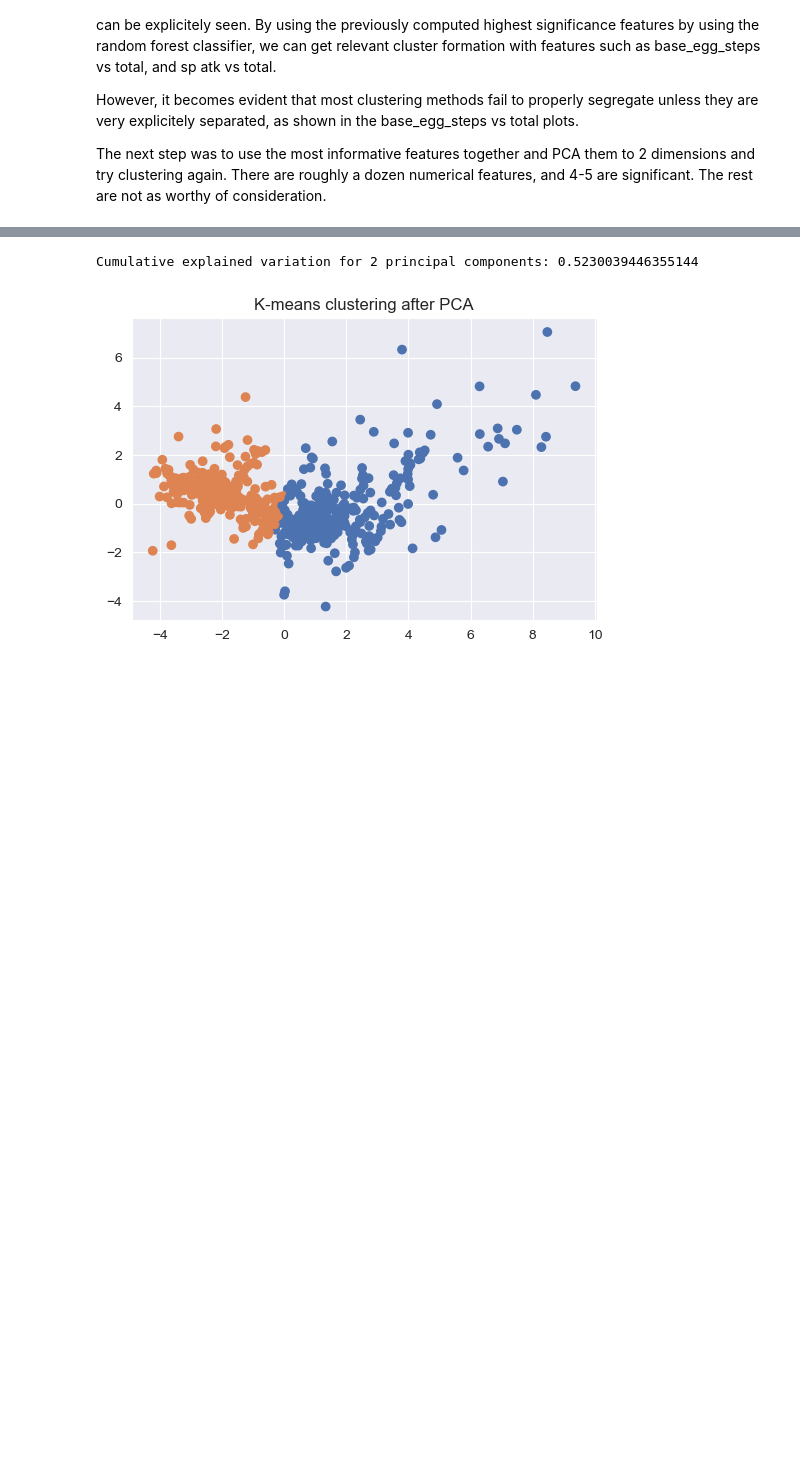
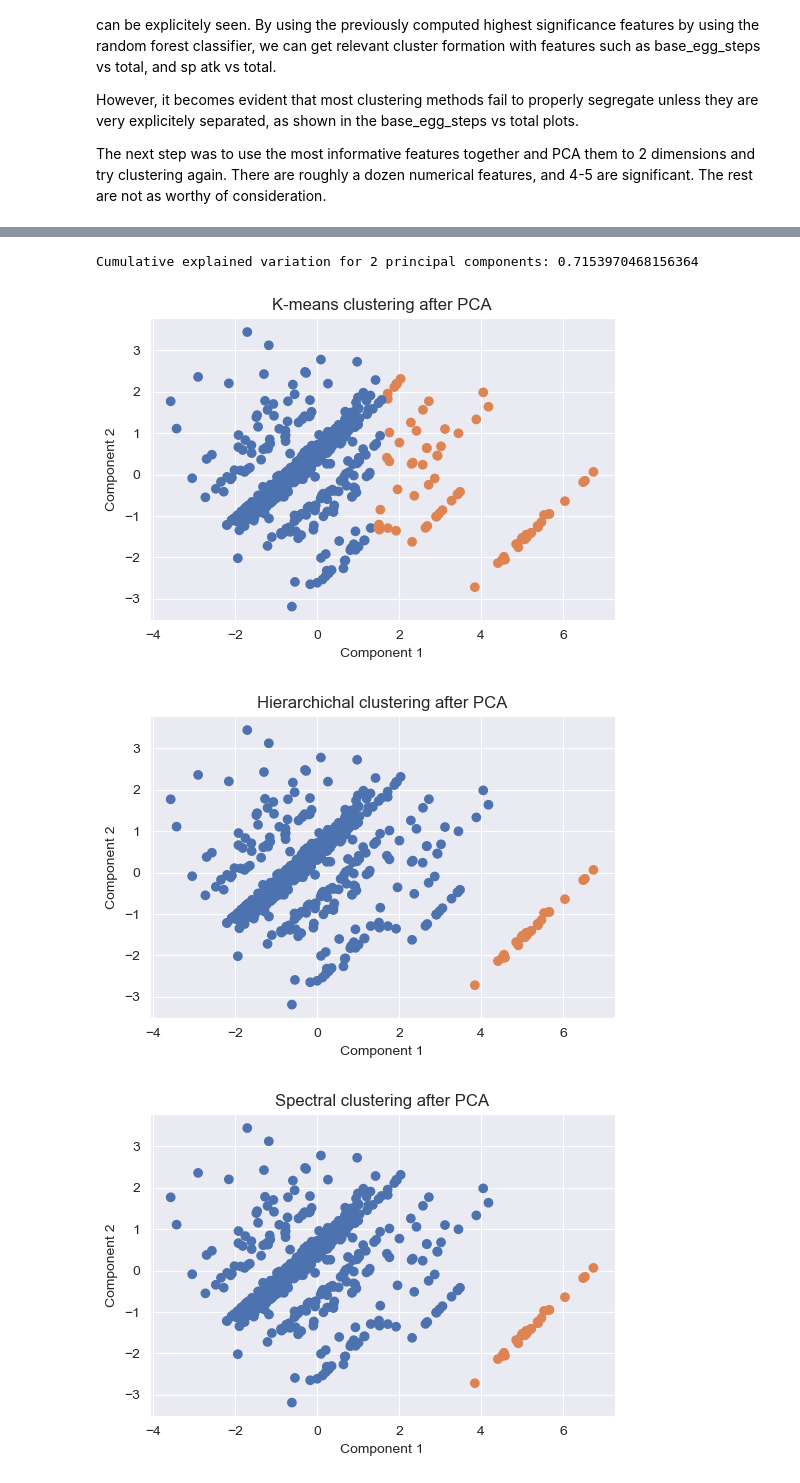
Before and after one commit to LiamLeGoffic/SPLEX_Project, a Jupyter notebook: pokemon_analysis_final.ipynb, the cells around one changed output, grey strips where cells are left out. Drawn from its saved outputs; the diff is of its cells as text; code cells hidden in the pictures; blank space fills up the shorter version.

```diff
--- a/pokemon_analysis_final.ipynb
+++ b/pokemon_analysis_final.ipynb
@@ -534,7 +538,8 @@ from sklearn.model_selection import train_test_split
 
 def numeric_data_split(dataset):
     legendary_class = dataset["Legendary"]
-    dataset = dataset.drop(["percentage_male", "#", "Generation", "Legendary"],axis=1)    # Drop three numeric metrics that aren't relevant + Class
+    #dataset = dataset.drop(["percentage_male", "#", "Generation", "Legendary"],axis=1) # Drop three numeric metrics that aren't relevant + Class
+    dataset = dataset[["base_egg_steps","Total","base_happiness","experience_growth","Sp. Atk"]] # Keep top 5 metrics that are relevant
     dataset = dataset.fillna(0)
 
     data_num = dataset._get_numeric_data()
@@ -561,26 +566,48 @@ X_train
 # %%
-# Apply PCA
+### --- PCA STEP --- ###
 from sklearn.decomposition import PCA
 from sklearn.preprocessing import StandardScaler
 
-x = StandardScaler().fit_transform(X_train)
-pca_2 = PCA(n_components=2)
+# PCA
+x = StandardScaler().fit_transform(X_train) # Standardize data so it doesn't put too much weight on extremely high values
+pca_2 = PCA(n_components=2)                 # Keep 2 components for 2 visualisation
 pca_train_2 = pca_2.fit_transform(x)
 print('Cumulative explained variation for 2 principal components: {}'.format(np.sum(pca_2.explained_variance_ratio_)))
 
-# Actual classification?
-#plot = sns.lmplot(x=feature1, y=feature2, hue=class_to_predict, col = "Generation", palette = palette, data = dataset, markers=["o", "x"], col_wrap=3, height=2.5, fit_reg=False)
-
-# K-mean on PCA
+### --- K-MEAN STEP --- ###
 plt.figure()
-
 km = KMeans(n_clusters=k, init='k-means++', max_iter=100, n_init=1)    # Cluster, maximum of 100 iterations
-km.fit(pca_train_2)                                                              # Fit on features 1 and 2
-labels = km.fit_predict(pca_train_2)                                             # Get labels
+km.fit(pca_train_2)                                                    # Fit on features 1 and 2
+labels = km.fit_predict(pca_train_2)                                   # Get labels
 plt.scatter(pca_train_2[:, 0], pca_train_2[:, 1], color=[colors_sns[l_] for l_ in labels], label=labels)
-
+plt.xlabel("Component 1")
+plt.ylabel("Component 2")
 plt.title("K-means clustering after PCA")
 plt.show()
+
+### --- HIERARCHICAL STEP --- ###
+plt.figure()
+hierarchichal = AgglomerativeClustering(linkage="average", n_clusters=k)
+hierarchichal.fit(pca_train_2)
+labels = hierarchichal.fit_predict(pca_train_2)
+plt.scatter(pca_train_2[:, 0], pca_train_2[:, 1], color=[colors_sns[l_] for l_ in labels], label=labels)
+plt.xlabel("Component 1")
+plt.ylabel("Component 2")
+plt.title("Hierarchichal clustering after PCA")
+plt.show()
+
+### --- Spectral clustering --- ###
+plt.figure()
+spectral = SpectralClustering(n_clusters=k, eigen_solver='arpack', affinity="nearest_neighbors")
+spectral.fit(pca_train_2)
+labels = spectral.fit_predict(pca_train_2)
+plt.scatter(pca_train_2[:, 0], pca_train_2[:, 1], color=[colors_sns[l_] for l_ in labels], label=labels)
+plt.xlabel("Component 1")
+plt.ylabel("Component 2")
+plt.title("Spectral clustering after PCA")
+plt.show()
 # %% [output]
-Cumulative explained variation for 2 principal components: 0.5230039446355144
+Cumulative explained variation for 2 principal components: 0.7153970468156364
-[figure, old version]
+[figure, new version]
+[figure, added]
+[figure, added]
```
Also changed, not shown: parts of 5 cells of this notebook.
